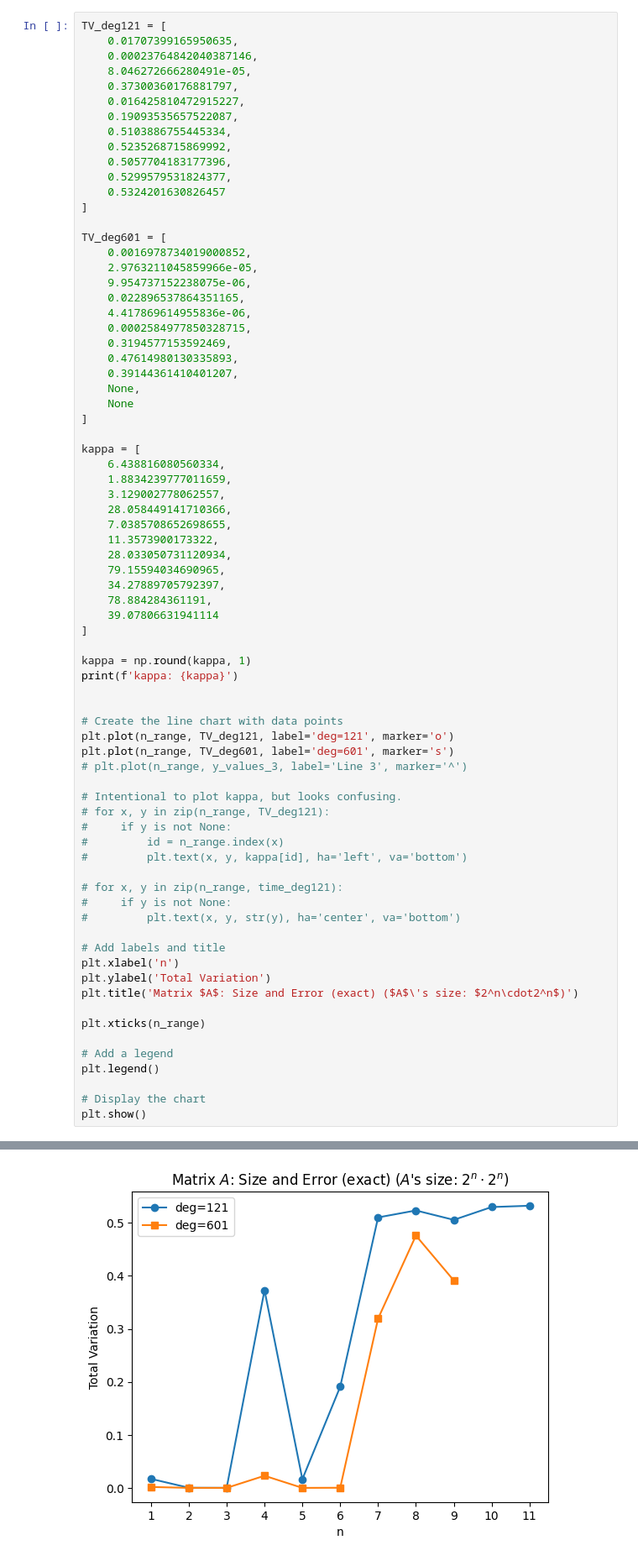
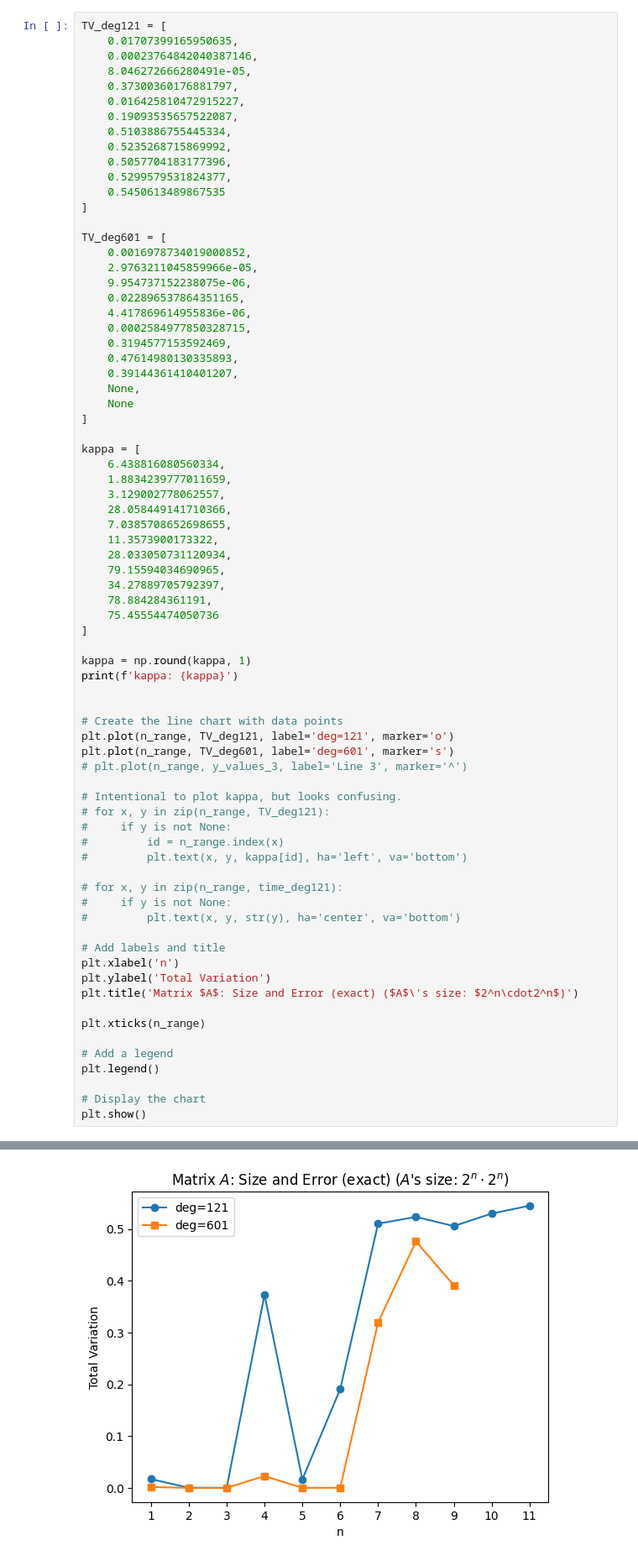
Before and after one commit to lbwei1016/QSVT-implementation, a Jupyter notebook: plot.ipynb, the cells around one changed output, grey strips where cells are left out. Shown: that part at 84% size. Drawn from its saved outputs; the diff is of its cells as text.

```diff
--- a/plot.ipynb
+++ b/plot.ipynb
@@ -38,7 +38,7 @@ TV_deg121 = [
     0.5235268715869992,
     0.5057704183177396,
     0.5299579531824377,
-    0.5324201630826457
+    0.5450613489867535
 ]
 
 TV_deg601 = [
@@ -66,7 +66,7 @@ kappa = [
     79.15594034690965,
     34.27889705792397,
     78.884284361191,
-    39.07806631941114
+    75.45554474050736
 ]
 
 kappa = np.round(kappa, 1)
@@ -105 +105 @@ kappa: [ 6.4  1.9  3.1 28.1  7.  11.4 28.  79.2 34.3 78.9 39.1]
-[figure, old version]
+[figure, new version]
```
Also changed, not shown: parts of 1 cell of this notebook, 3 other files.
